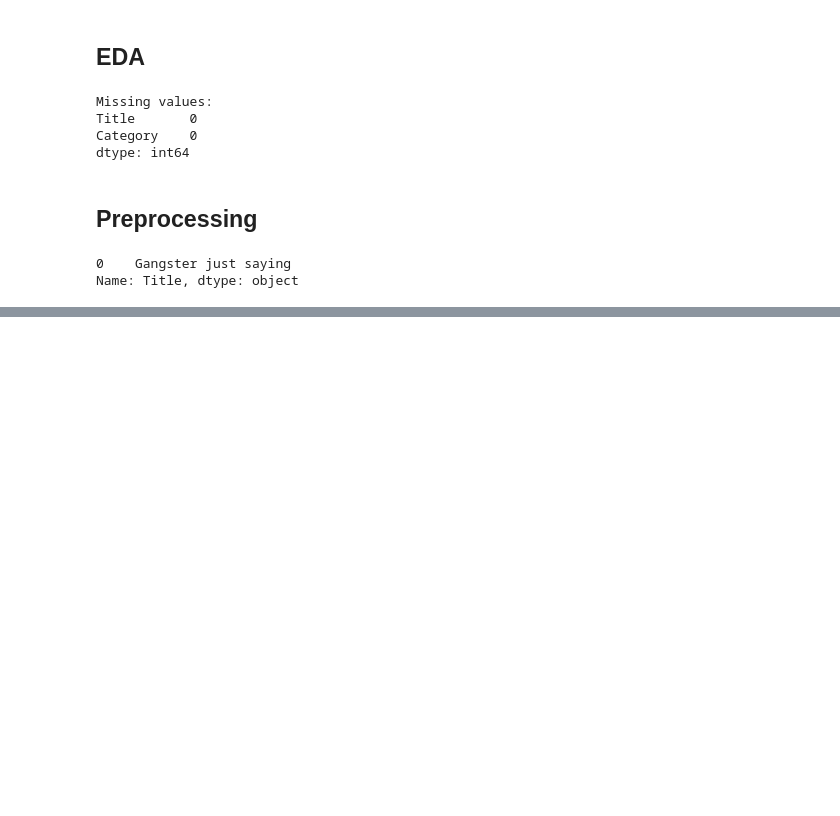
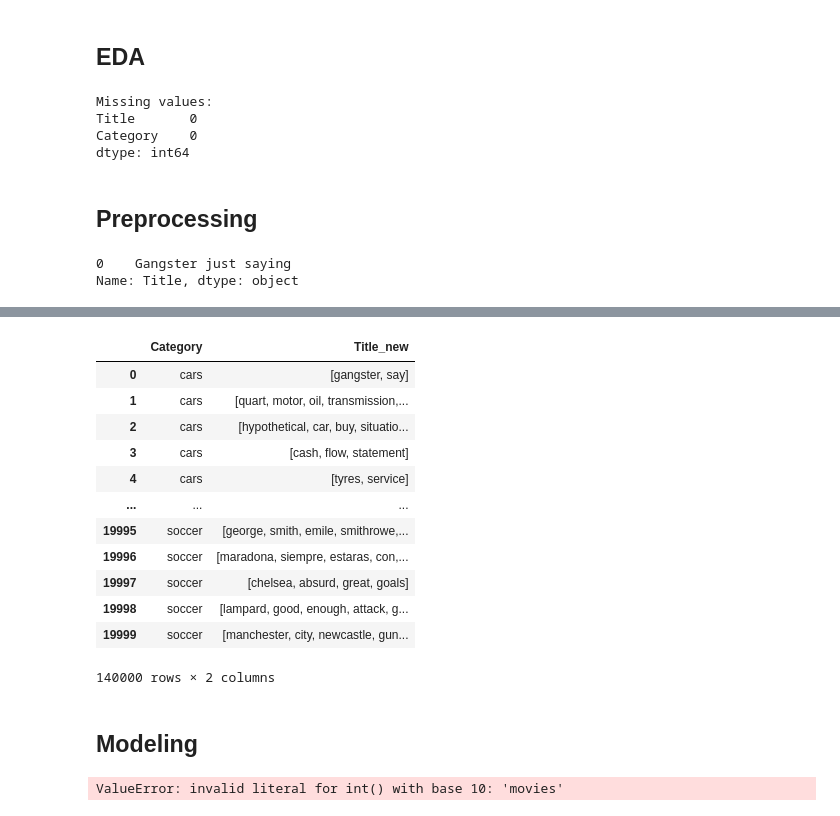
Before and after one commit to PiotrKapusta135/RedditClassifier, a Jupyter notebook: Reddit Classifier.ipynb, the cells around one changed output, grey strips where cells are left out. Cells and saved outputs as stored; diff of their text form; code cells hidden in the pictures; blank space fills up the shorter version.

```diff
--- a/Reddit Classifier.ipynb
+++ b/Reddit Classifier.ipynb
@@ -115,0 +126,27 @@ titles.head()
+# %%
+titles.drop('Title', axis = 1)
+# %% [output]
+|  | Category | Title_new |
+| 0 | cars | [gangster, say] |
+| 1 | cars | [quart, motor, oil, transmission,... |
+| 2 | cars | [hypothetical, car, buy, situatio... |
+| 3 | cars | [cash, flow, statement] |
+| 4 | cars | [tyres, service] |
+| ... | ... | ... |
+| 19995 | soccer | [george, smith, emile, smithrowe,... |
+| 19996 | soccer | [maradona, siempre, estaras, con,... |
+| 19997 | soccer | [chelsea, absurd, great, goals] |
+| 19998 | soccer | [lampard, good, enough, attack, g... |
+| 19999 | soccer | [manchester, city, newcastle, gun... |
+140000 rows × 2 columns
+# %% [markdown]
+## Modeling
+# %%
+X = titles['Category']
+y = titles.drop('Title_new', axis = 1)
+
+X_train, y_train, X_test, y_test = train_test_split(X, y, test_size=.20)
+y_train = to_categorical(y_train)
+y_test = to_categorical(y_test)
+# %% [output]
+ValueError: invalid literal for int() with base 10: 'movies'
```
Also changed, not shown: parts of 6 cells of this notebook.
